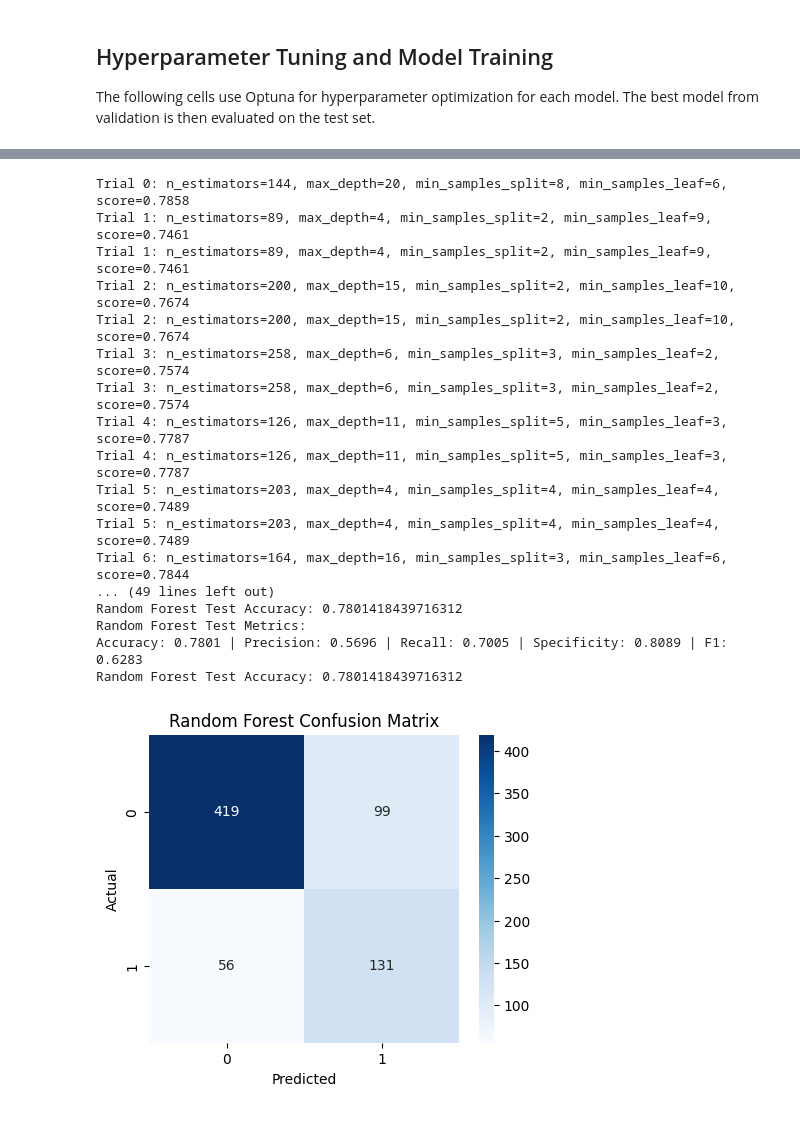
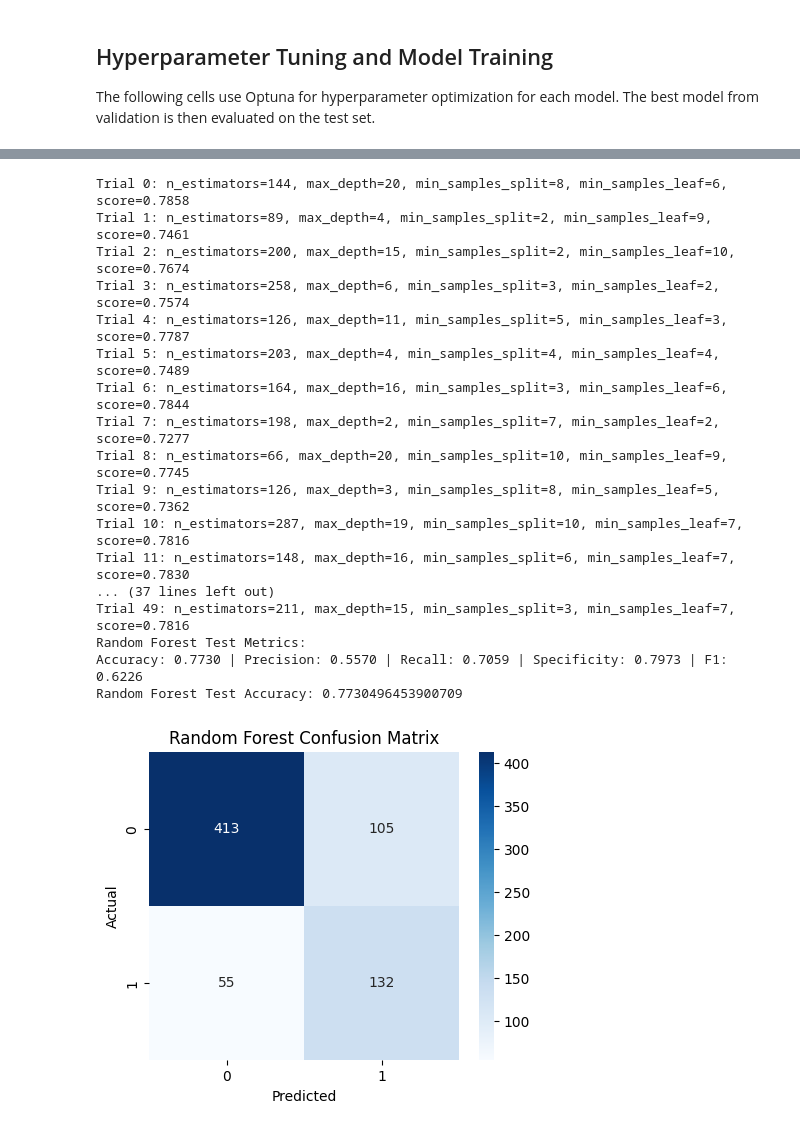
Before and after one commit to shreyaslshah/ecs221, a Jupyter notebook: models.ipynb, the cells around one changed output, grey strips where cells are left out. Drawn from its saved outputs; the diff is of its cells as text; code cells hidden in the pictures.

```diff
--- a/models.ipynb
+++ b/models.ipynb
@@ -294,7 +296,10 @@ def objective_rf(trial):
     return score
 
 study_rf = optuna.create_study(direction='maximize', sampler=optuna.samplers.TPESampler(seed=SEED))
-study_rf.optimize(objective_rf, n_trials=30)
+study_rf.optimize(objective_rf, n_trials=50)
+
+print(f'\nBest Random Forest Hyperparameters: {study_rf.best_params}')
+print(f'Best Validation Accuracy: {study_rf.best_value:.4f}\n')
 
 best_params_rf = study_rf.best_params
 best_rf = RandomForestClassifier(**best_params_rf, random_state=SEED, class_weight=class_weight_dict)
@@ -308,40 +313,40 @@ print_metrics(y_test, y_test_pred_rf, pos_label='Yes')
 print('Random Forest Test Accuracy:', accuracy_score(y_test, y_test_pred_rf))
 # Confusion Matrix
 cm = confusion_matrix(y_test, y_test_pred_rf)
 plt.figure(figsize=(5,4))
 sns.heatmap(cm, annot=True, fmt='d', cmap='Blues')
 plt.title('Random Forest Confusion Matrix')
 plt.xlabel('Predicted')
 plt.ylabel('Actual')
 plt.show()
 
 # ROC Curve and AUC
 fpr, tpr, _ = roc_curve(y_test, y_test_proba_rf, pos_label='Yes')
 auc = roc_auc_score(y_test, y_test_proba_rf)
 plt.figure(figsize=(6,5))
 plt.plot(fpr, tpr, label=f'AUC = {auc:.2f}')
 plt.plot([0,1], [0,1], 'k--')
 plt.xlabel('False Positive Rate')
 plt.ylabel('True Positive Rate')
 plt.title('Random Forest ROC Curve')
 plt.legend()
 plt.show()
 # %% [output]
 Trial 0: n_estimators=144, max_depth=20, min_samples_split=8, min_samples_leaf=6, score=0.7858
 Trial 1: n_estimators=89, max_depth=4, min_samples_split=2, min_samples_leaf=9, score=0.7461
-Trial 1: n_estimators=89, max_depth=4, min_samples_split=2, min_samples_leaf=9, score=0.7461
-Trial 2: n_estimators=200, max_depth=15, min_samples_split=2, min_samples_leaf=10, score=0.7674
 Trial 2: n_estimators=200, max_depth=15, min_samples_split=2, min_samples_leaf=10, score=0.7674
 Trial 3: n_estimators=258, max_depth=6, min_samples_split=3, min_samples_leaf=2, score=0.7574
-Trial 3: n_estimators=258, max_depth=6, min_samples_split=3, min_samples_leaf=2, score=0.7574
-Trial 4: n_estimators=126, max_depth=11, min_samples_split=5, min_samples_leaf=3, score=0.7787
 Trial 4: n_estimators=126, max_depth=11, min_samples_split=5, min_samples_leaf=3, score=0.7787
 Trial 5: n_estimators=203, max_depth=4, min_samples_split=4, min_samples_leaf=4, score=0.7489
-Trial 5: n_estimators=203, max_depth=4, min_samples_split=4, min_samples_leaf=4, score=0.7489
 Trial 6: n_estimators=164, max_depth=16, min_samples_split=3, min_samples_leaf=6, score=0.7844
-... (49 lines left out)
-Random Forest Test Accuracy: 0.7801418439716312
+Trial 7: n_estimators=198, max_depth=2, min_samples_split=7, min_samples_leaf=2, score=0.7277
+Trial 8: n_estimators=66, max_depth=20, min_samples_split=10, min_samples_leaf=9, score=0.7745
+Trial 9: n_estimators=126, max_depth=3, min_samples_split=8, min_samples_leaf=5, score=0.7362
+Trial 10: n_estimators=287, max_depth=19, min_samples_split=10, min_samples_leaf=7, score=0.7816
+Trial 11: n_estimators=148, max_depth=16, min_samples_split=6, min_samples_leaf=7, score=0.7830
+... (37 lines left out)
+Trial 49: n_estimators=211, max_depth=15, min_samples_split=3, min_samples_leaf=7, score=0.7816
 Random Forest Test Metrics:
-Accuracy: 0.7801 | Precision: 0.5696 | Recall: 0.7005 | Specificity: 0.8089 | F1: 0.6283
-Random Forest Test Accuracy: 0.7801418439716312
+Accuracy: 0.7730 | Precision: 0.5570 | Recall: 0.7059 | Specificity: 0.7973 | F1: 0.6226
+Random Forest Test Accuracy: 0.7730496453900709
-[figure, old version]
+[figure, new version]
```
Also changed, not shown: parts of 9 cells of this notebook, 6 other files.
